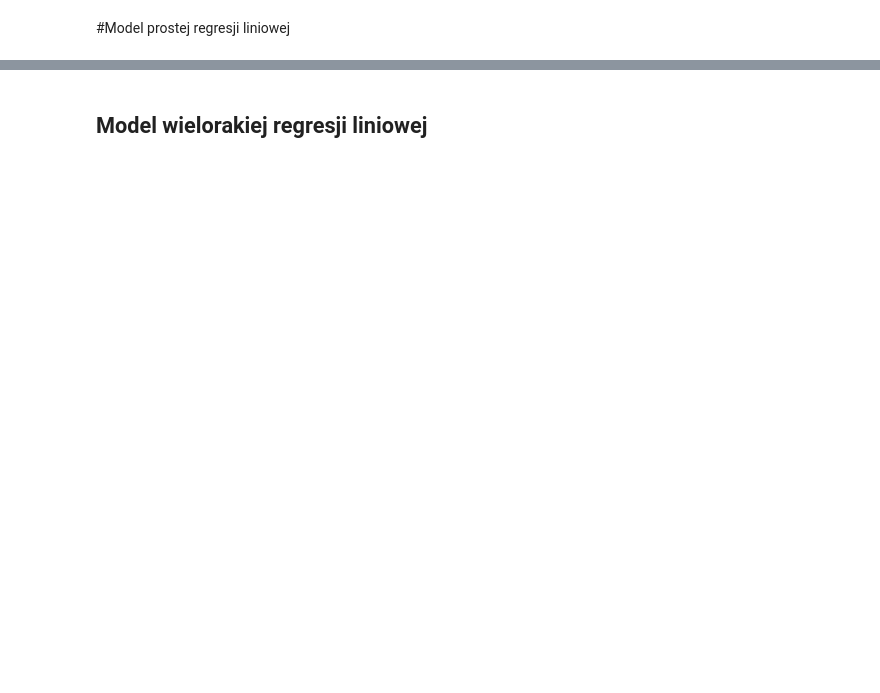
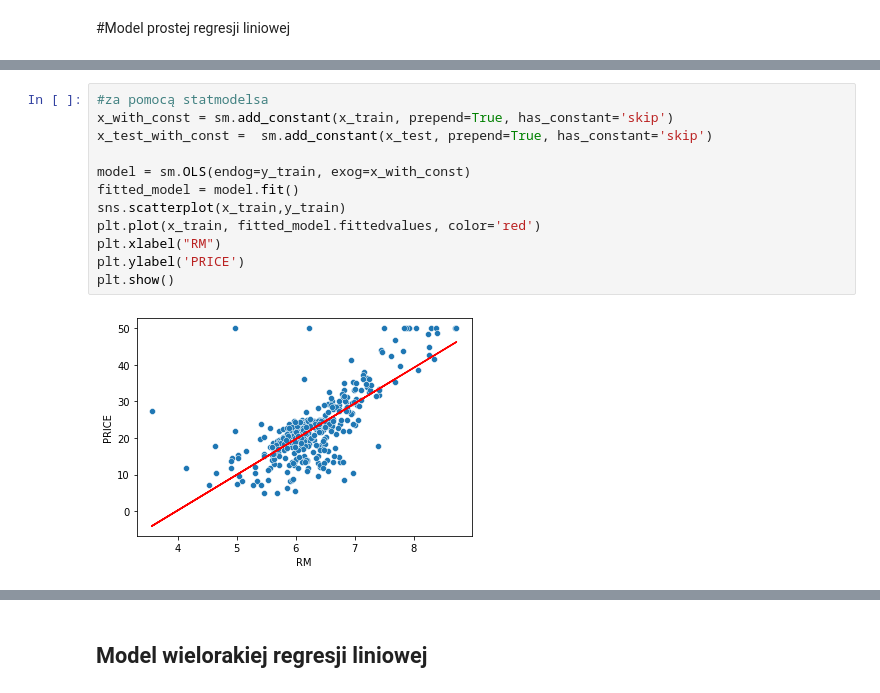
Before and after one commit to mdabrowski-phd/ds250223_regul, a Jupyter notebook: 02_regresja_liniowa_case_study/Case study - Boston House Dataset.ipynb, the cells around one changed output, grey strips where cells are left out. Saved outputs shown, nothing was run; the diff lists cells and outputs as text; blank space fills up the shorter version.

```diff
--- a/02_regresja_liniowa_case_study/Case study - Boston House Dataset.ipynb
+++ b/02_regresja_liniowa_case_study/Case study - Boston House Dataset.ipynb
@@ -112,0 +196,14 @@ warnings.filterwarnings('ignore')
+# %%
+#za pomocą statmodelsa
+x_with_const = sm.add_constant(x_train, prepend=True, has_constant='skip')
+x_test_with_const =  sm.add_constant(x_test, prepend=True, has_constant='skip')
+
+model = sm.OLS(endog=y_train, exog=x_with_const)
+fitted_model = model.fit()
+sns.scatterplot(x_train,y_train)
+plt.plot(x_train, fitted_model.fittedvalues, color='red')
+plt.xlabel("RM")
+plt.ylabel('PRICE')
+plt.show()
+# %% [output]
+[figure, added]
```
Also changed, not shown: parts of 46 cells of this notebook.
